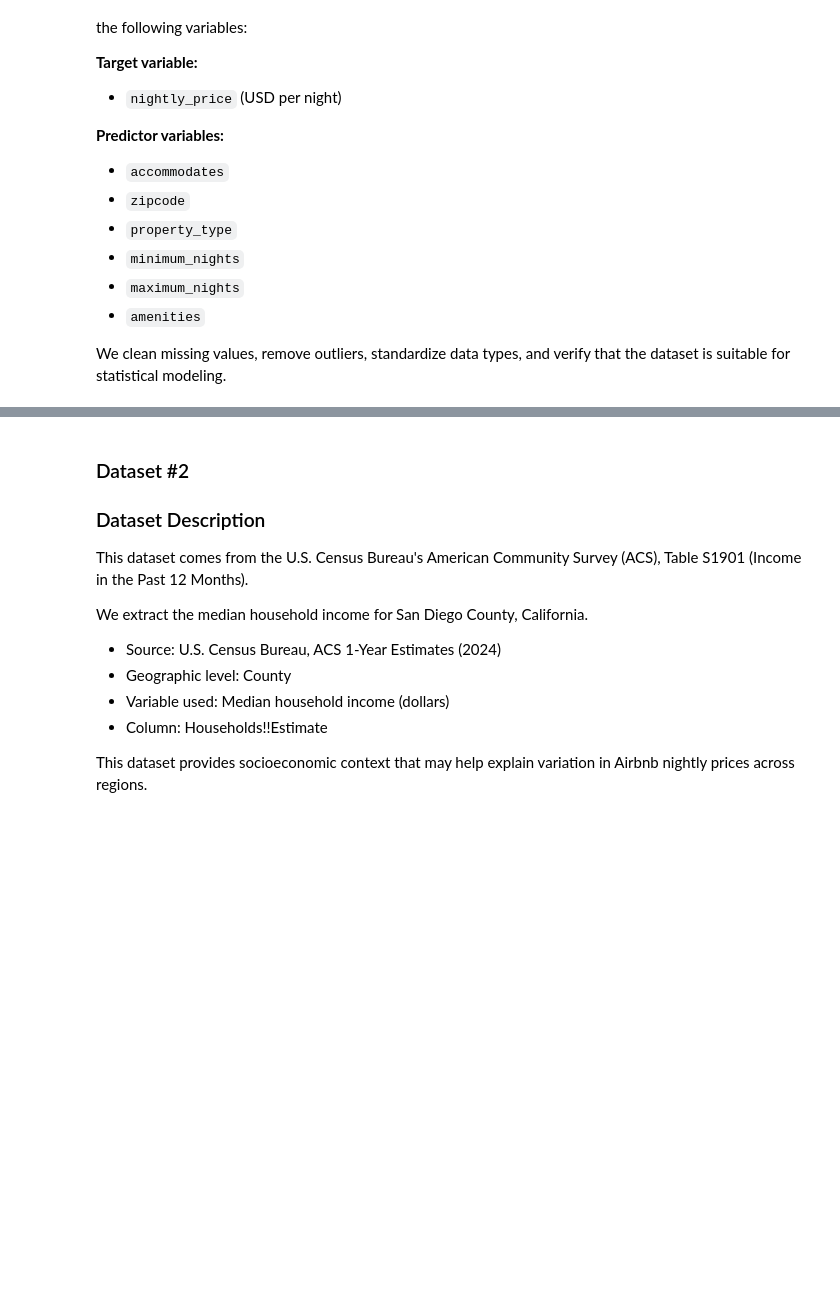
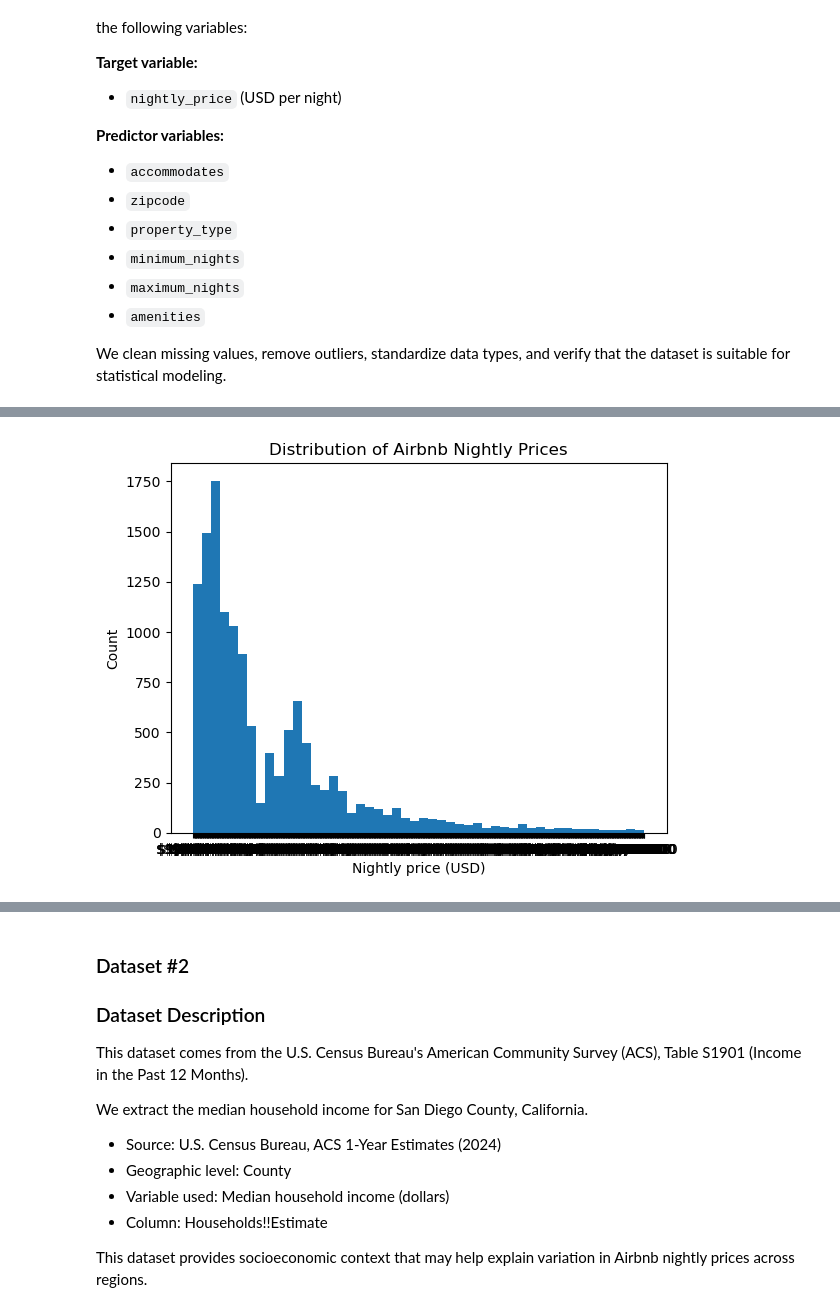
Before and after one commit to COGS108/Group082_WI26, a Jupyter notebook: 01-DataCheckpoint.ipynb, the cells around one changed output, grey strips where cells are left out. Drawn from its saved outputs; the diff is of its cells as text; code cells hidden in the pictures; blank space fills up the shorter version.

```diff
--- a/01-DataCheckpoint.ipynb
+++ b/01-DataCheckpoint.ipynb
@@ -210,3 +246,16 @@ df.shape, df.columns
+# %%
+import matplotlib.pyplot as plt
+import pandas as pd
+
+# clean nightly_price -> numeric
+
+plt.hist(df['nightly_price'].dropna(), bins=50)
+plt.title("Distribution of Airbnb Nightly Prices")
+plt.xlabel("Nightly price (USD)")
+plt.ylabel("Count")
+plt.show()
+# %% [output]
+[figure, added]
 # %%
 df['nightly_price'] = (
     df['nightly_price']
```
Also changed, not shown: parts of 17 cells of this notebook, 1 other file.
